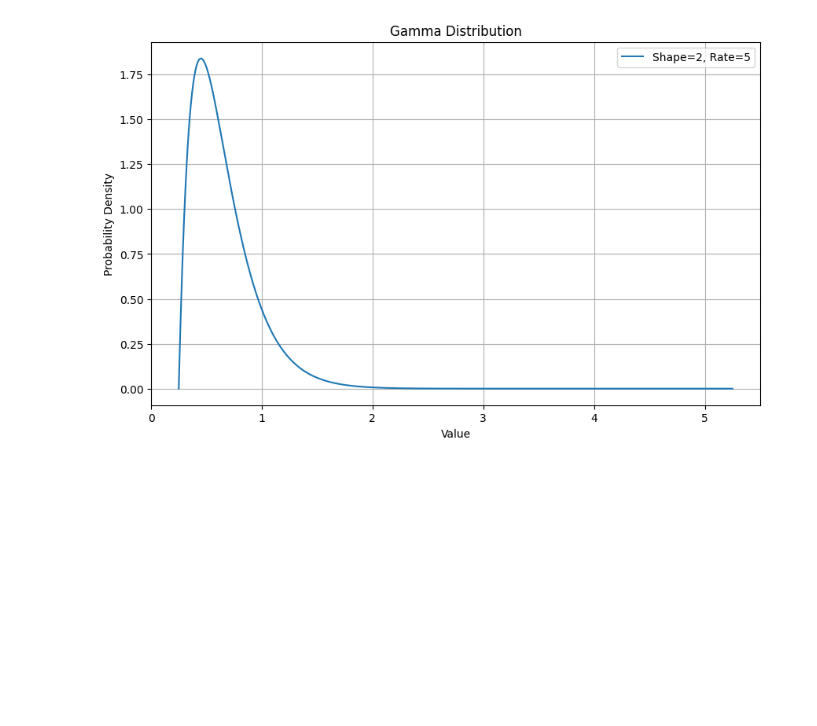
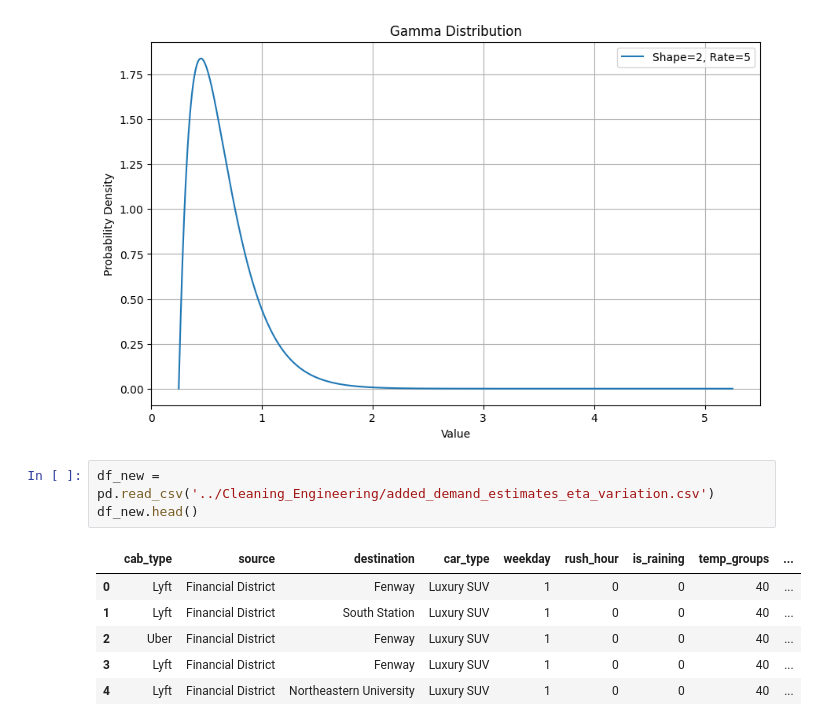
Before and after one commit to emekaamadi/Dynamic_Project, a Jupyter notebook: Modeling/white_board.ipynb, the cells around one changed output. Cells and saved outputs as stored; diff of their text form; blank space fills up the shorter version.

```diff
--- a/Modeling/white_board.ipynb
+++ b/Modeling/white_board.ipynb
@@ -28,3 +28,13 @@ plt.grid(True)
 plt.show()
 # %% [output]
 [figure]
+# %%
+df_new = pd.read_csv('../Cleaning_Engineering/added_demand_estimates_eta_variation.csv')
+df_new.head()
+# %% [output]
+|  | cab_type | source | destination | car_type | weekday | rush_hour | is_raining | temp_groups | ... |
+| 0 | Lyft | Financial District | Fenway | Luxury SUV | 1 | 0 | 0 | 40 | ... |
+| 1 | Lyft | Financial District | South Station | Luxury SUV | 1 | 0 | 0 | 40 | ... |
+| 2 | Uber | Financial District | Fenway | Luxury SUV | 1 | 0 | 0 | 40 | ... |
+| 3 | Lyft | Financial District | Fenway | Luxury SUV | 1 | 0 | 0 | 40 | ... |
+| 4 | Lyft | Financial District | Northeastern University | Luxury SUV | 1 | 0 | 0 | 40 | ... |
```
Also changed, not shown: parts of 2 cells of this notebook.
